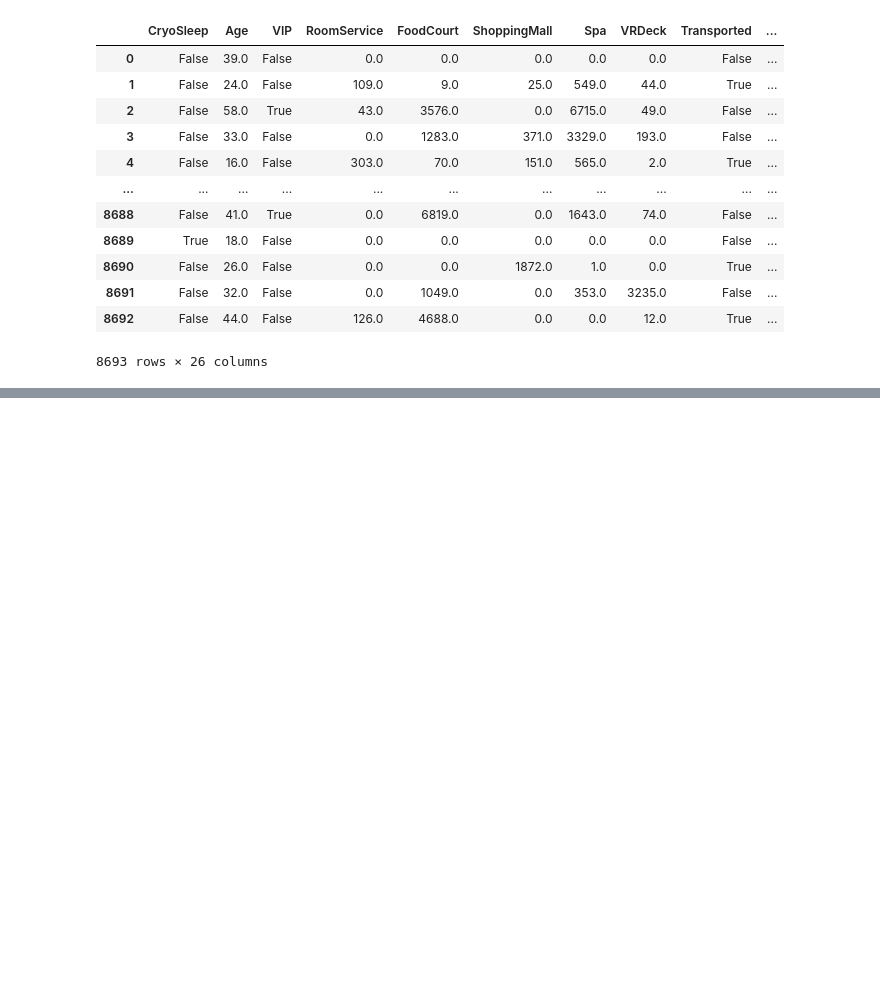
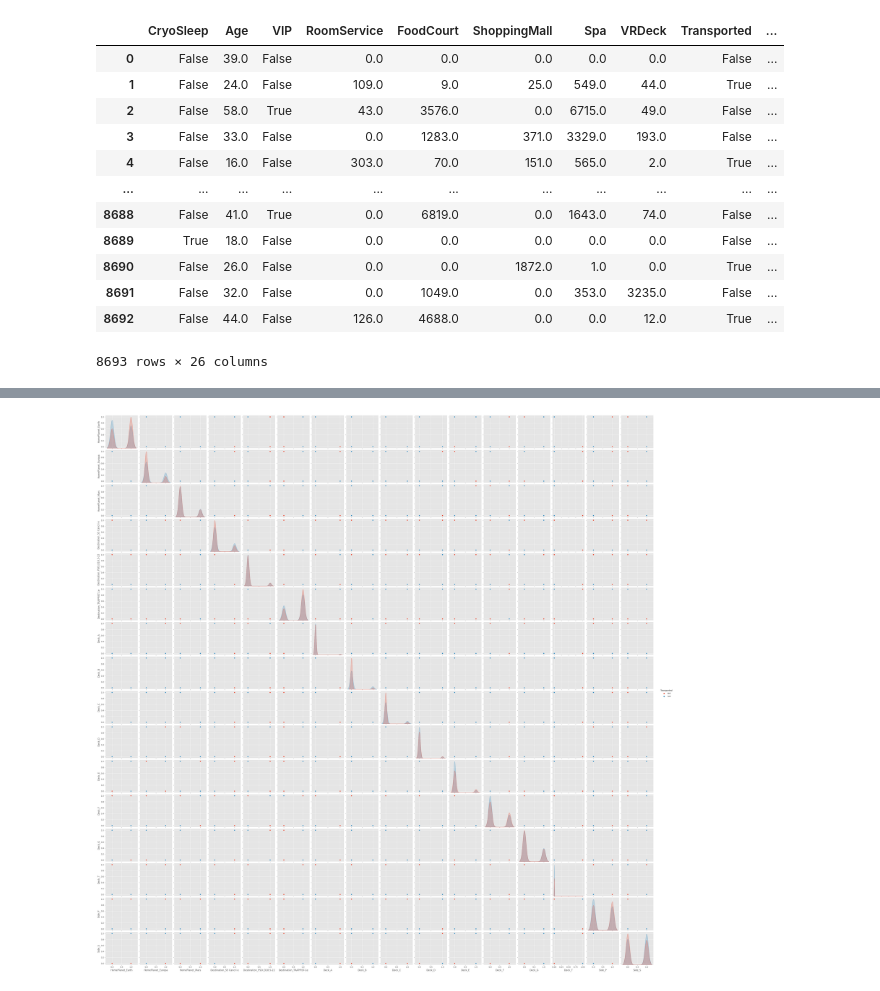
Before and after one commit to MMMarinov/ProjectPortfolio, a Jupyter notebook: 1. Titanic_SpaceShip - Binary Classification/Titanic_SpaceShip_XGBoost.ipynb, the cells around one changed output, grey strips where cells are left out. Saved outputs shown, nothing was run; the diff lists cells and outputs as text; code cells hidden in the pictures; blank space fills up the shorter version.

```diff
--- a/1. Titanic_SpaceShip - Binary Classification/Titanic_SpaceShip_XGBoost.ipynb
+++ b/1. Titanic_SpaceShip - Binary Classification/Titanic_SpaceShip_XGBoost.ipynb
@@ -229,0 +285,19 @@ heatmap = sns.heatmap(corr, annot=True, cmap="Blues", fmt='.1g')
+# %%
+columns = ['HomePlanet_Earth',
+       'HomePlanet_Europa', 'HomePlanet_Mars', 'Destination_55 Cancri e',
+       'Destination_PSO J318.5-22', 'Destination_TRAPPIST-1e', 'Deck_A',
+       'Deck_B', 'Deck_C', 'Deck_D', 'Deck_E', 'Deck_F', 'Deck_G', 'Deck_T',
+       'Side_P', 'Side_S']
+sns.pairplot(titanic_data_eda_dropped, vars=columns, hue='Transported')
+plt.show()
+
+"""
+Blue = Transported
+
+Things to note:
+- HomePlanet has some ability to predict the target variable, while Mars is insignificant. This ties back well to the heatmap.
+- Deck Side as expected is redudent. Keeping 1 would be fine.
+- Deck Level and Destination do not show much valuable information. It would be best to test whether the model fits better with or without this information.
+"""
+# %% [output]
+[figure, added]
```
Also changed, not shown: parts of 14 cells of this notebook, 3 other files.
